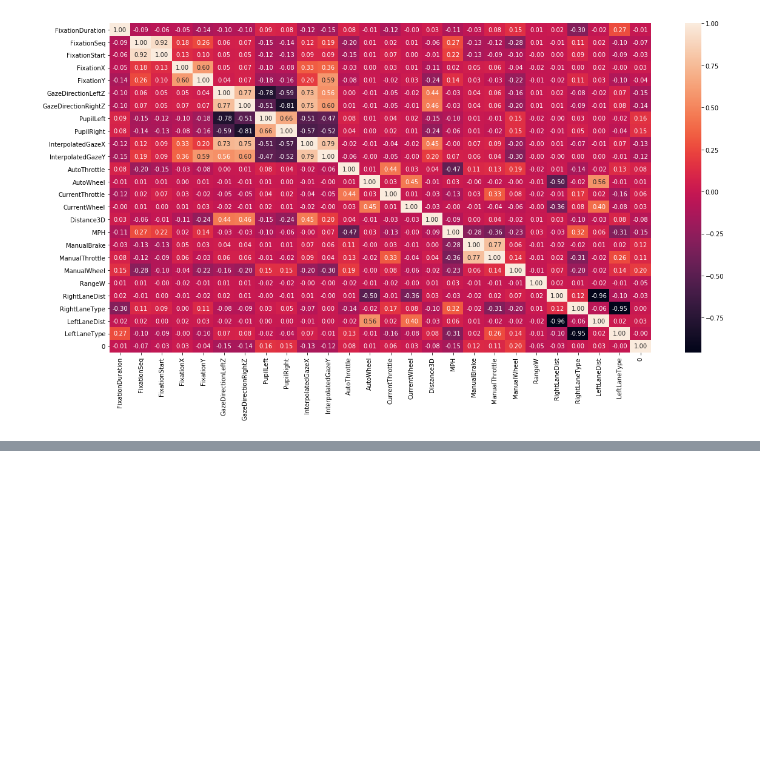
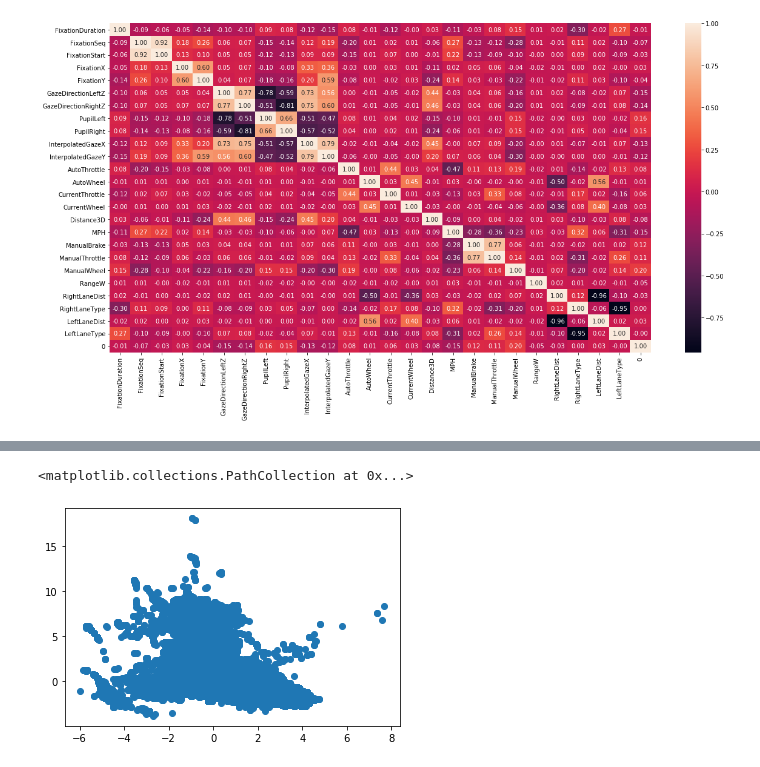
Before and after one commit to SharedControlAutonomousDriving/scad_tot, a Jupyter notebook: attribution/codes/data_analysis.ipynb, the cells around one changed output, grey strips where cells are left out. Cells and saved outputs as stored; diff of their text form; code cells hidden in the pictures; blank space fills up the shorter version.

```diff
--- a/attribution/codes/data_analysis.ipynb
+++ b/attribution/codes/data_analysis.ipynb
@@ -34,0 +46,5 @@ sns.heatmap(dataViz.corr(),annot=True,fmt='.2f')
+# %%
+tsne = TSNE(n_components=3)
+x_trans = tsne.fit_transform(X_test)
+labels = y_test.values.argmax(axis=1)
+data = pd.DataFrame({'dim1':x_trans[:,0],'dim2':x_trans[:,1],'labels':labels})
@@ -34,0 +60,6 @@ sns.heatmap(dataViz.corr(),annot=True,fmt='.2f')
+# %%
+colors = ['b','r','m','y','c']
+plt.scatter(x_trans[:,0],x_trans[:,1])
+# %% [output]
+<matplotlib.collections.PathCollection at 0x...>
+[figure, added]
```
Also changed, not shown: parts of 6 cells of this notebook, 5 other files.
